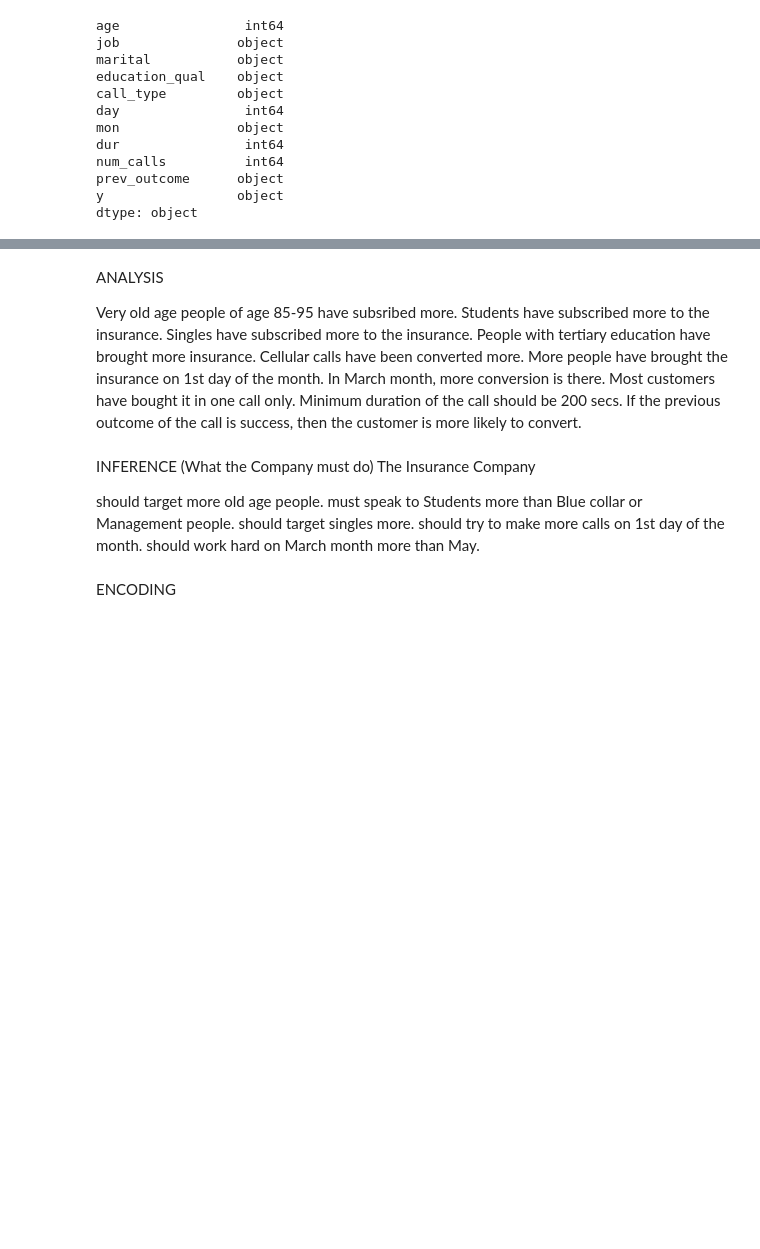
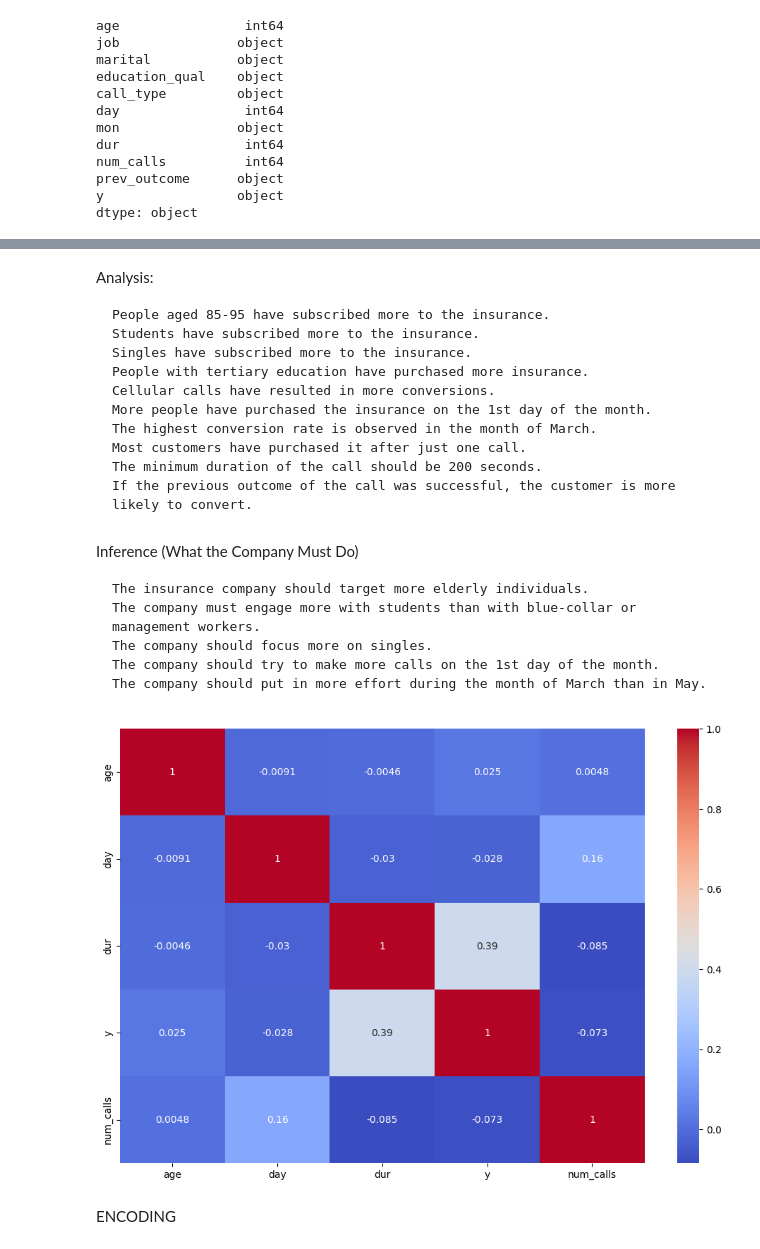
Before and after one commit to Subbulakshmi2911/Customer-Conversion-Prediction, a Jupyter notebook: project.ipynb, the cells around one changed output, grey strips where cells are left out. Saved outputs shown, nothing was run; the diff lists cells and outputs as text; code cells hidden in the pictures; blank space fills up the shorter version.

```diff
--- a/project.ipynb
+++ b/project.ipynb
@@ -188,27 +402,38 @@ barplot(df)
 [figure]
 [figure]
 # %% [markdown]
-ANALYSIS
+Analysis:
 
-Very old age people of age 85-95 have subsribed more.
-Students have subscribed more to the insurance.
-Singles have subscribed more to the insurance.
-People with tertiary education have brought more insurance.
-Cellular calls have been converted more.
-More people have brought the insurance on 1st day of the month.
-In March month, more conversion is there.
-Most customers have bought it in one call only.
-Minimum duration of the call should be 200 secs.
-If the previous outcome of the call is success, then the customer is more likely to convert.
+    People aged 85-95 have subscribed more to the insurance.
+    Students have subscribed more to the insurance.
+    Singles have subscribed more to the insurance.
+    People with tertiary education have purchased more insurance.
+    Cellular calls have resulted in more conversions.
+    More people have purchased the insurance on the 1st day of the month.
+    The highest conversion rate is observed in the month of March.
+    Most customers have purchased it after just one call.
+    The minimum duration of the call should be 200 seconds.
+    If the previous outcome of the call was successful, the customer is more likely to convert.
 # %% [markdown]
-INFERENCE (What the Company must do)
-The Insurance Company
+Inference (What the Company Must Do)
 
-should target more old age people.
-must speak to Students more than Blue collar or Management people.
-should target singles more.
-should try to make more calls on 1st day of the month.
-should work hard on March month more than May.
+    The insurance company should target more elderly individuals.
+    The company must engage more with students than with blue-collar or management workers.
+    The company should focus more on singles.
+    The company should try to make more calls on the 1st day of the month.
+    The company should put in more effort during the month of March than in May.
+# %%
+col = df[["age", "day", "dur","y","num_calls"]]  # Select the columns "age", "day", and "dur"
+
+# Calculate the correlation matrix for the selected columns
+df_heatmap = col.corr()
+
+# Create a heatmap
+plt.figure(figsize=(12, 8))  # Set the figure size
+sns.heatmap(df_heatmap, annot=True, cmap='coolwarm')  # Generate the heatmap with annotations
+plt.show()
+# %% [output]
+[figure, added]
 # %% [markdown]
 ENCODING
 # %%
```
Also changed, not shown: parts of 61 cells of this notebook, 1 other file.
